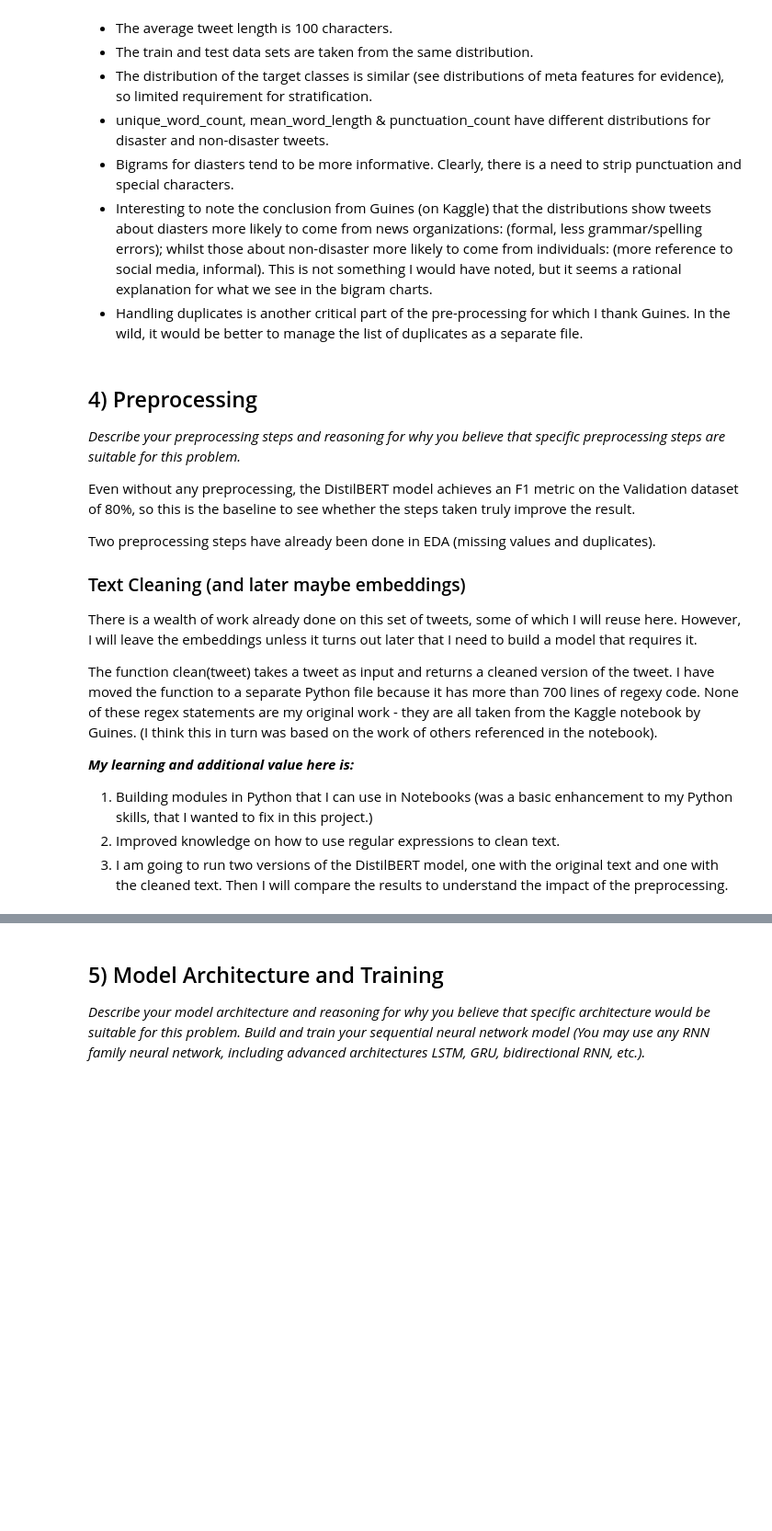
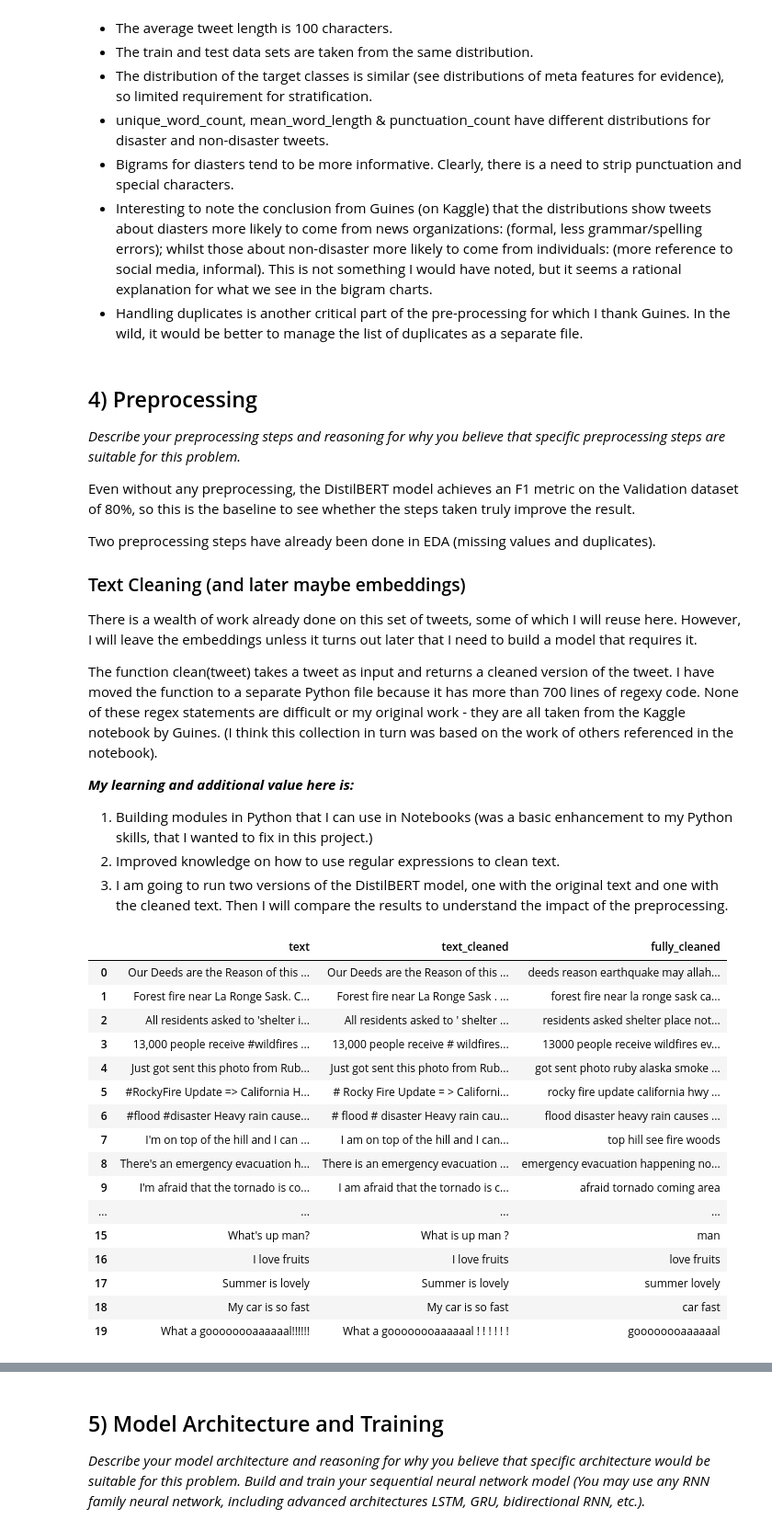
Before and after one commit to sean-coffey/ml-course-work, a Jupyter notebook: 5511_module4.ipynb, the cells around one changed output, grey strips where cells are left out. Shown at 92% size. Cells and saved outputs as stored; diff of their text form; code cells hidden in the pictures; blank space fills up the shorter version.

Commit message:
DTSA 5511 - module 4 EDA

```diff
--- a/5511_module4.ipynb
+++ b/5511_module4.ipynb
@@ -480,8 +481,8 @@ There are  18  mislabelled tweets. Meaning there are duplicates with differing l
 # %%
 df_train['target_relabeled'] = df_train['target'].copy()
 
-# Not a robust way of maintaining the corrections - obviously any change in the data would break this list. But it works for now.
-correct_labels = [0,0,0,0,0,1,0,0,0,1,0,1,0,0,1,1,0,0]
+# Not a robust way of maintaining the corrections - any change in the data would break this list. But it works for now.
+correct_labels = [0,0,0,0,0,0,0,0,0,0,0,1,0,0,1,1,0,0]
 
 for i,duplicate in enumerate(mislabelled_duplicates):
     df_train.loc[df_train['text'] == duplicate, 'target_relabeled'] = correct_labels[i]
@@ -507,12 +508,55 @@ Two preprocessing steps have already been done in EDA (missing values and duplic
 
 There is a wealth of work already done on this set of tweets, some of which I will reuse here.  However, I will leave the embeddings unless it turns out later that I need to build a model that requires it.
 
-The function clean(tweet) takes a tweet as input and returns a cleaned version of the tweet. I have moved the function to a separate Python file because it has more than 700 lines of regexy code. None of these regex statements are my original work - they are all taken from the Kaggle notebook by Guines. (I think this in turn was based on the work of others referenced in the notebook).
+The function clean(tweet) takes a tweet as input and returns a cleaned version of the tweet. I have moved the function to a separate Python file because it has more than 700 lines of regexy code. None of these regex statements are difficult or my original work - they are all taken from the Kaggle notebook by Guines. (I think this collection in turn was based on the work of others referenced in the notebook).
 
 **_My learning and additional value here is:_**
 1) Building modules in Python that I can use in Notebooks (was a basic enhancement to my Python skills, that I wanted to fix in this project.)
 2) Improved knowledge on how to use regular expressions to clean text.
 3) I am going to run two versions of the DistilBERT model, one with the original text and one with the cleaned text. Then I will compare the results to understand the impact of the preprocessing.
 # %%
-df_train['text_cleaned'] = df_train['text'].apply(lambda s : clean(s))
-df_test['text_cleaned'] = df_test['text'].apply(lambda s : clean(s))
+# clean is a function in my module nlp that executes 700+ regex statements (for details see nlp.py and referenced Kaggle Notebook in citations)
+
+# fullu_clean is an additional cleaning to prepare the text for tokenization and embedding.
+def fully_clean_tweet(tweet, stopwords_list=None):
+    # Clean text data for in preparation for tokenization and embedding.
+    text = tweet.lower()
+    # Remove URLs
+    text = re.sub(r'http\S+|www\S+|https\S+', '', text, flags=re.MULTILINE)
+    # Remove user mentions and hashtags
+    text = re.sub(r'@\w+|#\w+', '', text)
+    # Remove punctuation
+    text = text.translate(str.maketrans('', '', string.punctuation))
+    # Remove extra whitespace
+    text = ' '.join(text.split())
+    words = text.split()
+    tweet = ' '.join([word for word in words if word not in stopwords_list])
+
+    return tweet
+
+def fully_clean(df):
+    df['text_cleaned'] = df['text'].apply(lambda s : clean_tweet(s))
+    df['fully_cleaned'] = df['text_cleaned'].apply(lambda s : fully_clean_tweet(s,STOPWORDS))
+    return df
+
+df_train = fully_clean(df_train)
+df_test = fully_clean(df_test)
+display(df_train[['text','text_cleaned','fully_cleaned']].head(20))
+# %% [output]
+|  | text | text_cleaned | fully_cleaned |
+| 0 | Our Deeds are the Reason of this ... | Our Deeds are the Reason of this ... | deeds reason earthquake may allah... |
+| 1 | Forest fire near La Ronge Sask. C... | Forest fire near La Ronge Sask . ... | forest fire near la ronge sask ca... |
+| 2 | All residents asked to 'shelter i... | All residents asked to ' shelter ... | residents asked shelter place not... |
+| 3 | 13,000 people receive #wildfires ... | 13,000 people receive # wildfires... | 13000 people receive wildfires ev... |
+| 4 | Just got sent this photo from Rub... | Just got sent this photo from Rub... | got sent photo ruby alaska smoke ... |
+| 5 | #RockyFire Update => California H... | # Rocky Fire Update = > Californi... | rocky fire update california hwy ... |
+| 6 | #flood #disaster Heavy rain cause... | # flood # disaster Heavy rain cau... | flood disaster heavy rain causes ... |
+| 7 | I'm on top of the hill and I can ... | I am on top of the hill and I can... | top hill see fire woods |
+| 8 | There's an emergency evacuation h... | There is an emergency evacuation ... | emergency evacuation happening no... |
+| 9 | I'm afraid that the tornado is co... | I am afraid that the tornado is c... | afraid tornado coming area |
+| ... | ... | ... | ... |
+| 15 | What's up man? | What is up man ? | man |
+| 16 | I love fruits | I love fruits | love fruits |
+| 17 | Summer is lovely | Summer is lovely | summer lovely |
+| 18 | My car is so fast | My car is so fast | car fast |
+| 19 | What a goooooooaaaaaal!!!!!! | What a goooooooaaaaaal ! ! ! ! ! ! | goooooooaaaaaal |
```
Also changed, not shown: parts of 15 cells of this notebook, 2 other files.
